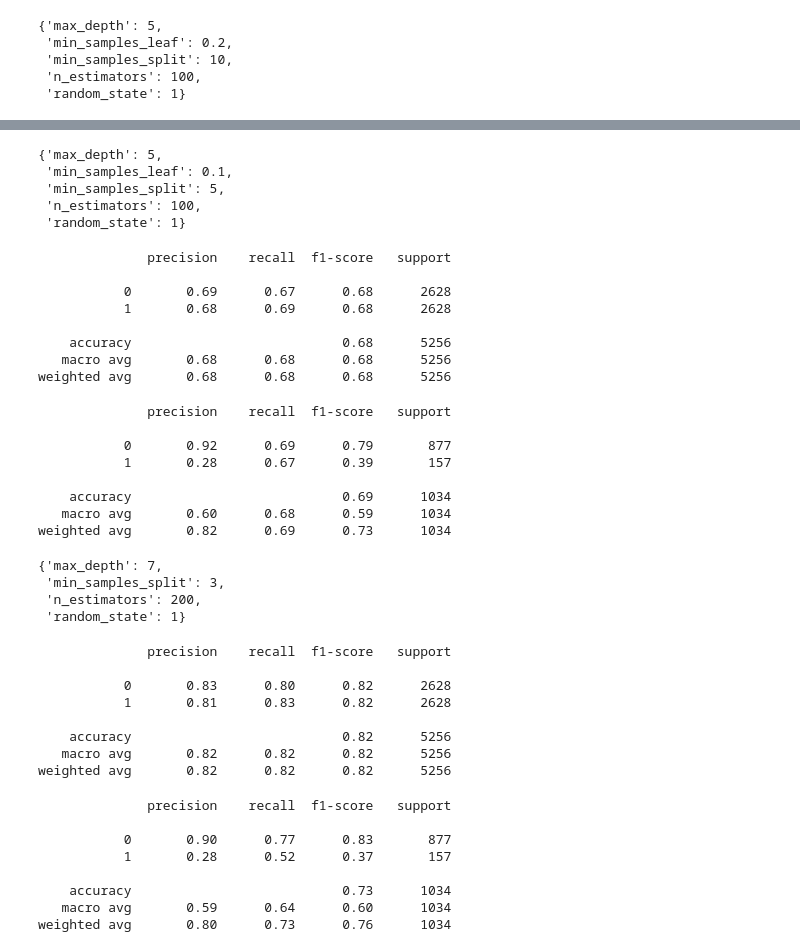
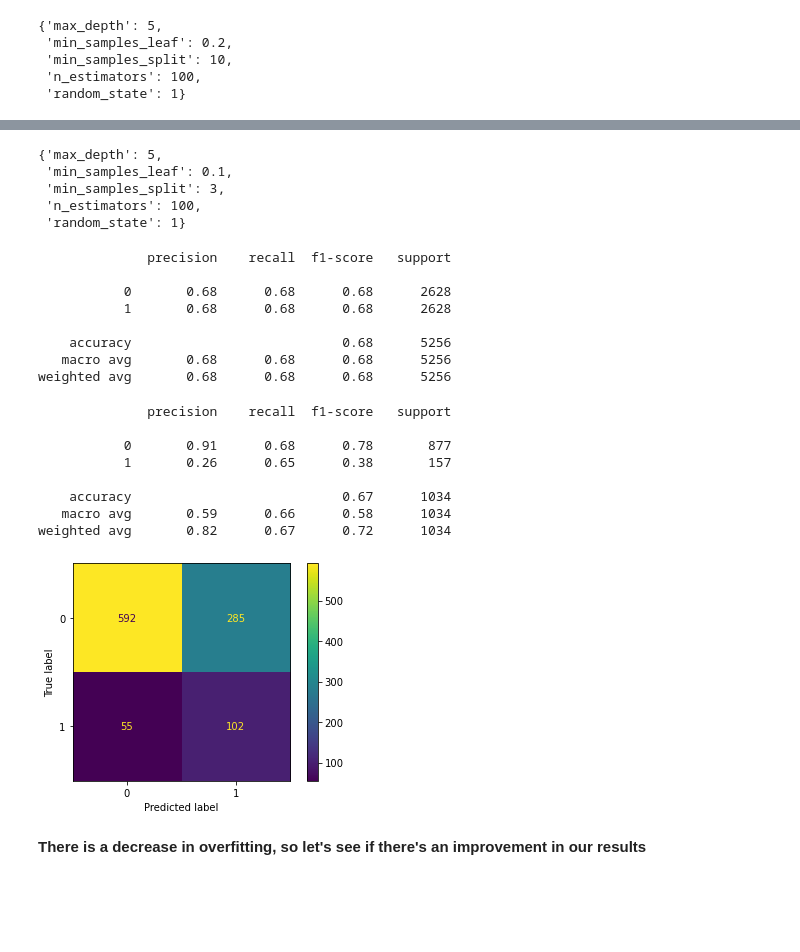
Before and after one commit to aharri123/Heart-disease-classification, a Jupyter notebook: student.ipynb, the cells around one changed output, grey strips where cells are left out. Cells and saved outputs as stored; diff of their text form; code cells hidden in the pictures; blank space fills up the shorter version.

```diff
--- a/student.ipynb
+++ b/student.ipynb
@@ -506,6 +520,4 @@ weighted avg       0.82      0.68      0.73      1034
 # %%
-#Let's tune the hyperparamters some more
-
 rf3 = RandomForestClassifier()
 
 
@@ -516,7 +528,7 @@ rand_for_grid = {
 
     'max_depth': [3, 5, 7],
 
-    'min_samples_split': [5, 10, 15],
+    'min_samples_split': [3, 5, 10],
 
     'min_samples_leaf': [0.1, .20, .30]
 }
@@ -528,7 +540,7 @@ gs_forest_tune.best_params_
 # %% [output]
 {'max_depth': 5,
  'min_samples_leaf': 0.1,
- 'min_samples_split': 5,
+ 'min_samples_split': 3,
  'n_estimators': 100,
  'random_state': 1}
 # %%
@@ -537,8 +549,8 @@ print(classification_report(y_train, gs_forest_train_pred2))
 # %% [output]
               precision    recall  f1-score   support
 
-           0       0.69      0.67      0.68      2628
-           1       0.68      0.69      0.68      2628
+           0       0.68      0.68      0.68      2628
+           1       0.68      0.68      0.68      2628
 
     accuracy                           0.68      5256
    macro avg       0.68      0.68      0.68      5256
@@ -549,62 +561,14 @@ print(classification_report(y_test, gs_forest_tune_pred))
 # %% [output]
               precision    recall  f1-score   support
 
-           0       0.92      0.69      0.79       877
-           1       0.28      0.67      0.39       157
+           0       0.91      0.68      0.78       877
+           1       0.26      0.65      0.38       157
 
-    accuracy                           0.69      1034
-   macro avg       0.60      0.68      0.59      1034
-weighted avg       0.82      0.69      0.73      1034
+    accuracy                           0.67      1034
+   macro avg       0.59      0.66      0.58      1034
+weighted avg       0.82      0.67      0.72      1034
-# %%
-rf4 = RandomForestClassifier()
-
-
-rand_for_grid = {
-    'n_estimators': [100, 150, 200],
-
-     'random_state': [1],
-
-    'max_depth': [3, 5, 7],
-
-    'min_samples_split': [3, 4, 6, 8]
-
-}
-
-gs_forest_tune2 = GridSearchCV(rf4, rand_for_grid)
-gs_forest_tune2.fit(X_train, y_train)
-
-gs_forest_tune2.best_params_
-
-#gs_forest_tune_pred = gs_forest_tune.predict(X_test)
-# %% [output]
-{'max_depth': 7,
- 'min_samples_split': 3,
- 'n_estimators': 200,
- 'random_state': 1}
-# %%
-gs_forest_train_pred3 = gs_forest_tune2.predict(X_train)
-print(classification_report(y_train, gs_forest_train_pred3))
-# %% [output]
-              precision    recall  f1-score   support
-
-           0       0.83      0.80      0.82      2628
-           1       0.81      0.83      0.82      2628
-
-    accuracy                           0.82      5256
-   macro avg       0.82      0.82      0.82      5256
-weighted avg       0.82      0.82      0.82      5256
-# %%
-gs_forest_tune_pred2 = gs_forest_tune2.predict(X_test)
-print(classification_report(y_test, gs_forest_tune_pred2))
-# %% [output]
-              precision    recall  f1-score   support
-
-           0       0.90      0.77      0.83       877
-           1       0.28      0.52      0.37       157
-
-    accuracy                           0.73      1034
-   macro avg       0.59      0.64      0.60      1034
-weighted avg       0.80      0.73      0.76      1034
 # %%
-#rf_model = gs_forest_tune2.best_estimator_
-#plot_confusion_matrix(rf_model, X_test, y_test);
+rf_model = gs_forest_tune.best_estimator_
+plot_confusion_matrix(rf_model, X_test, y_test);
+# %% [output]
+[figure, added]
@@ -620,0 +575,2 @@ weighted avg       0.80      0.73      0.76      1034
+# %% [markdown]
+**There is a decrease in overfitting, so let's see if there's an improvement in our results**
```
Also changed, not shown: parts of 28 cells of this notebook.
